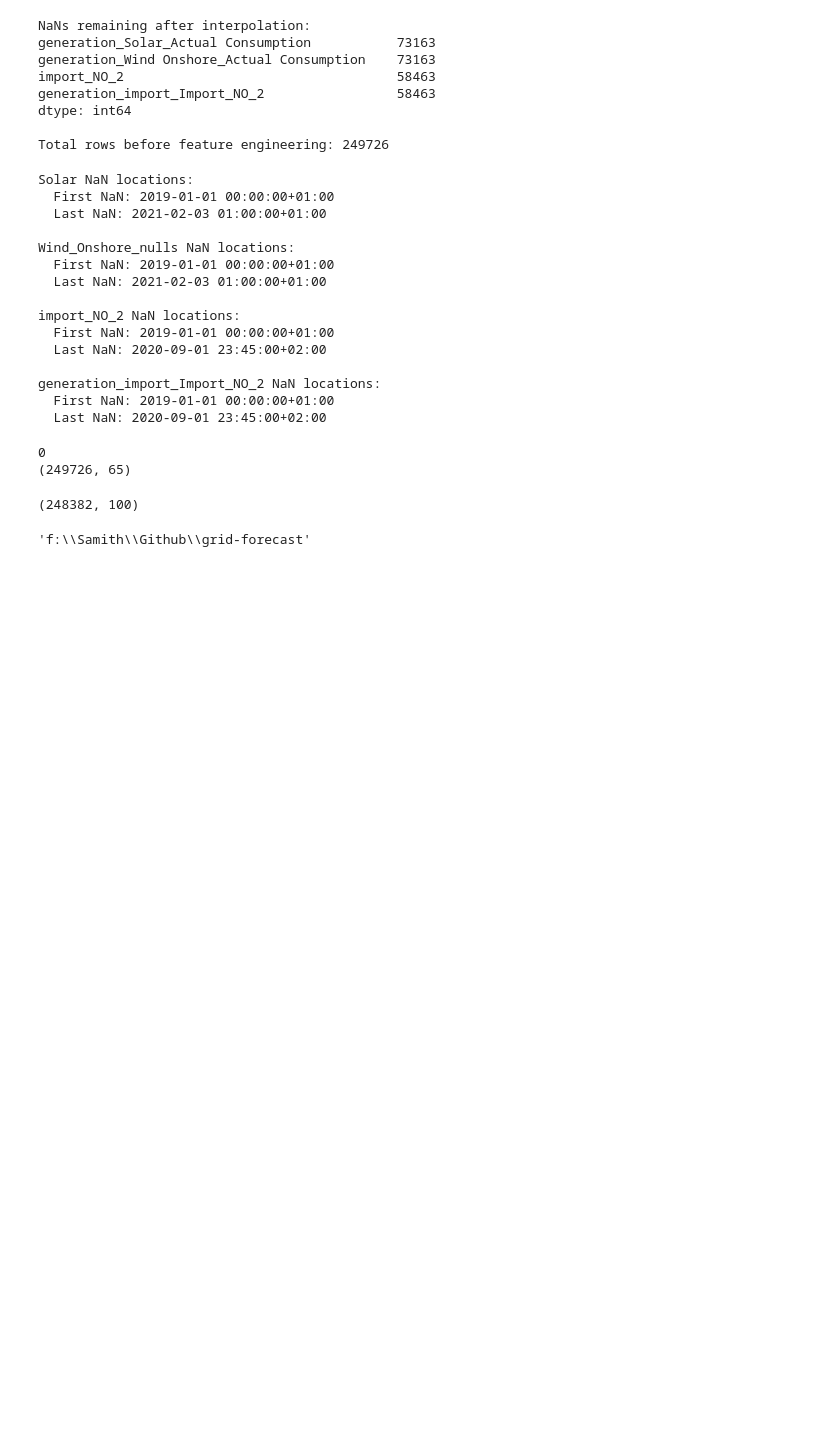
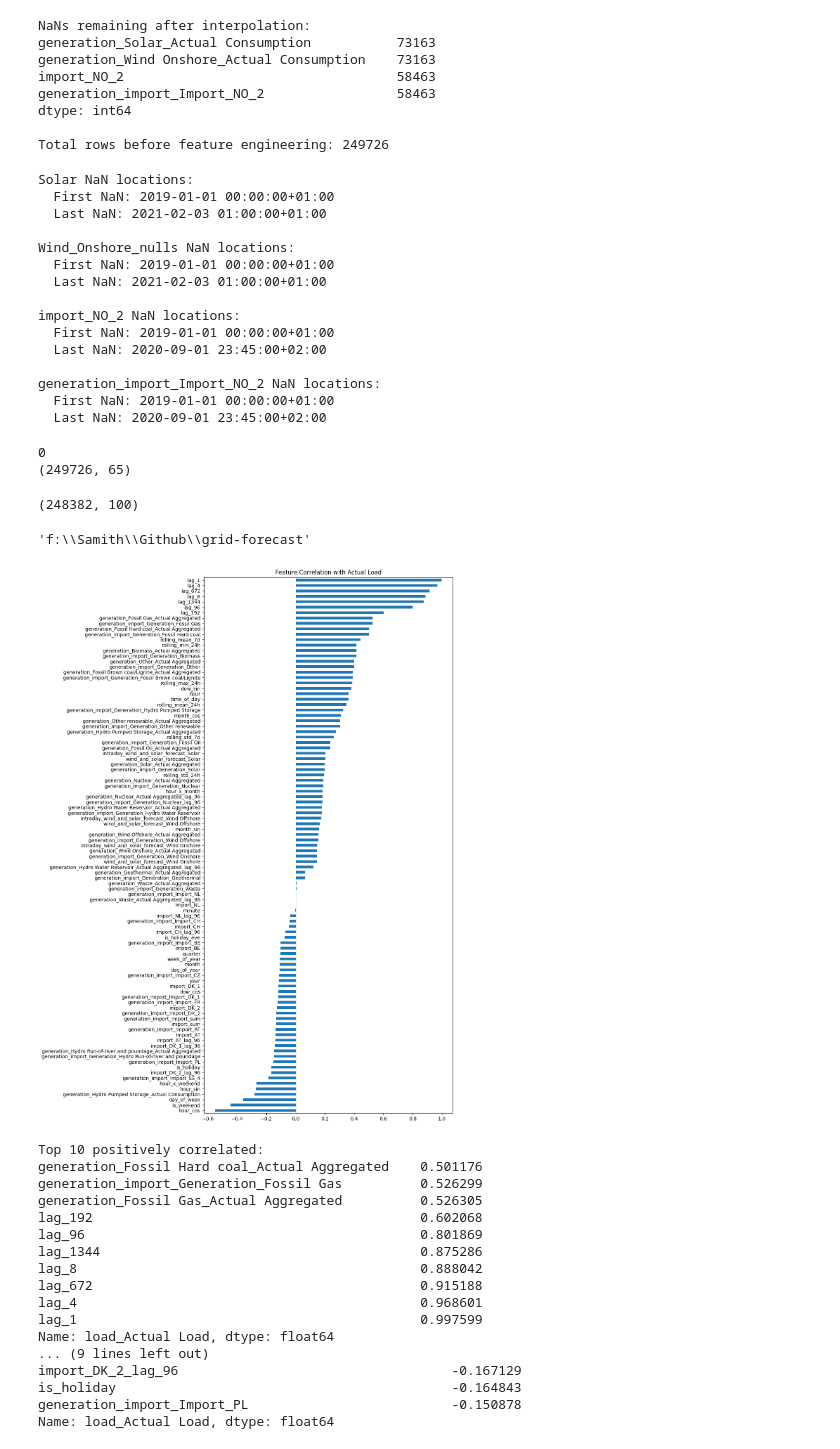
Before and after one commit to samithcsachi/grid-forecast, a Jupyter notebook: research/02_feature_engineering.ipynb, the cells around one changed output. Drawn from its saved outputs; the diff is of its cells as text; code cells hidden in the pictures; blank space fills up the shorter version.

```diff
--- a/research/02_feature_engineering.ipynb
+++ b/research/02_feature_engineering.ipynb
@@ -282,3 +283,41 @@ df.shape
 'f:\\Samith\\Github\\grid-forecast'
 # %%
 df.to_parquet('artifacts/data/df_features.parquet')
+# %%
+import seaborn as sns
+import matplotlib.pyplot as plt
+
+# Correlation of all features with target
+corr = df.corr()[target].drop(target).sort_values()
+
+plt.figure(figsize=(12, 16))
+corr.plot(kind='barh', figsize=(12, 16))
+plt.title('Feature Correlation with Actual Load')
+plt.axvline(x=0, color='black', linewidth=0.5)
+plt.tight_layout()
+plt.show()
+
+# Print top and bottom correlators
+print("Top 10 positively correlated:")
+print(corr.tail(10))
+print("\nTop 10 negatively correlated:")
+print(corr.head(10))
+# %% [output]
+[figure, added]
+Top 10 positively correlated:
+generation_Fossil Hard coal_Actual Aggregated    0.501176
+generation_import_Generation_Fossil Gas          0.526299
+generation_Fossil Gas_Actual Aggregated          0.526305
+lag_192                                          0.602068
+lag_96                                           0.801869
+lag_1344                                         0.875286
+lag_8                                            0.888042
+lag_672                                          0.915188
+lag_4                                            0.968601
+lag_1                                            0.997599
+Name: load_Actual Load, dtype: float64
+... (9 lines left out)
+import_DK_2_lag_96                                   -0.167129
+is_holiday                                           -0.164843
+generation_import_Import_PL                          -0.150878
+Name: load_Actual Load, dtype: float64
```
Also changed, not shown: parts of 6 cells of this notebook.
